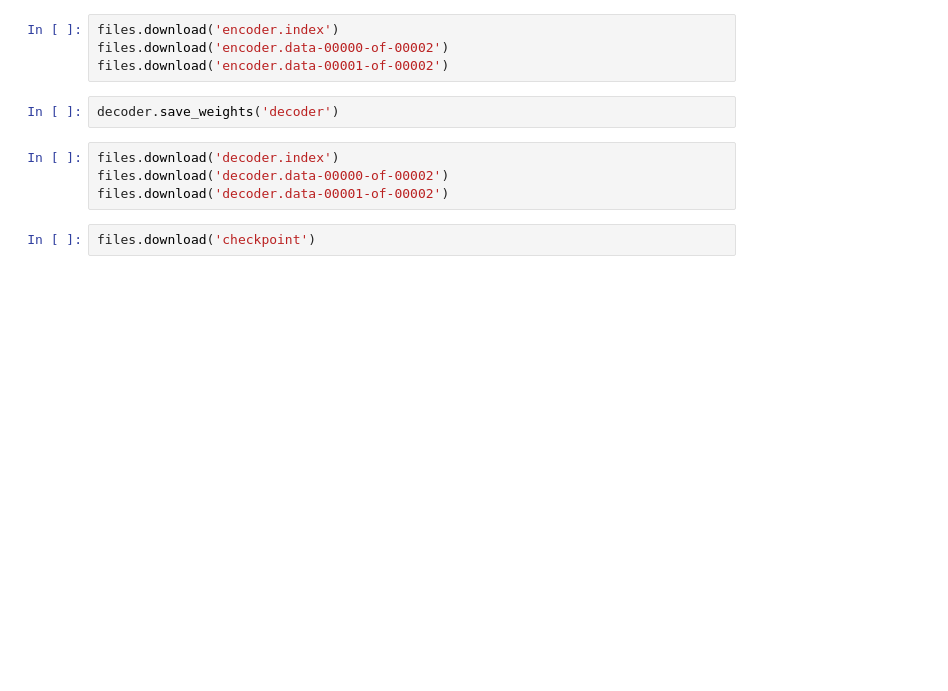
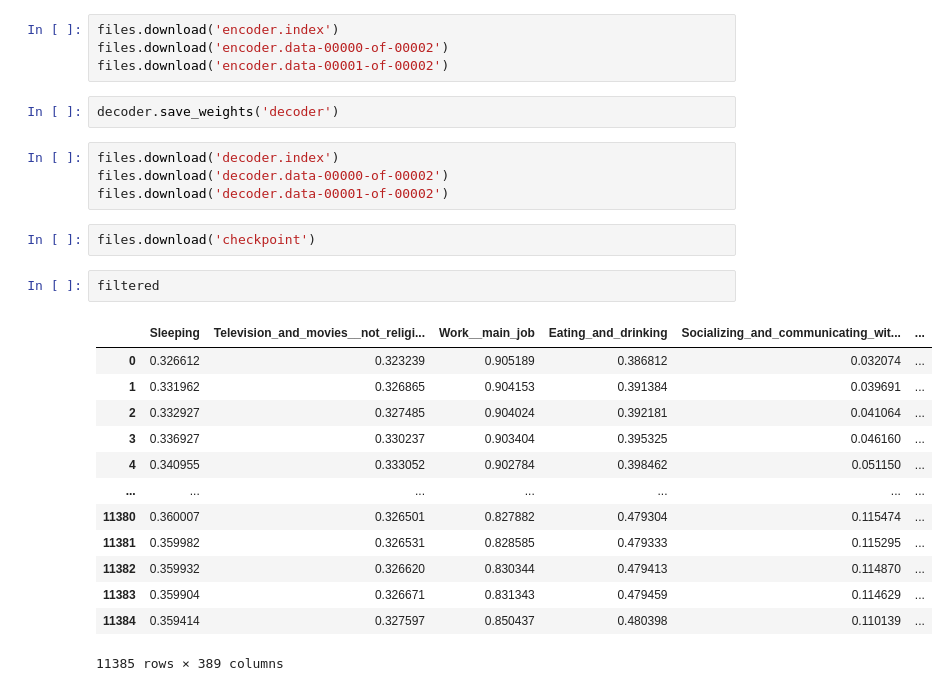
Before and after one commit to yaniv256/VAEs-in-Economics, a Jupyter notebook: Notebooks/Time_use_shares_with_vaes.ipynb, the cells around one changed output. Cells and saved outputs as stored; diff of their text form; blank space fills up the shorter version.

```diff
--- a/Notebooks/Time_use_shares_with_vaes.ipynb
+++ b/Notebooks/Time_use_shares_with_vaes.ipynb
@@ -445,3 +484,19 @@ files.download('decoder.data-00000-of-00002')
 files.download('decoder.data-00001-of-00002')
 # %%
 files.download('checkpoint')
+# %%
+filtered
+# %% [output]
+|  | Sleeping | Television_and_movies__not_religi... | Work__main_job | Eating_and_drinking | Socializing_and_communicating_wit... | ... |
+| 0 | 0.326612 | 0.323239 | 0.905189 | 0.386812 | 0.032074 | ... |
+| 1 | 0.331962 | 0.326865 | 0.904153 | 0.391384 | 0.039691 | ... |
+| 2 | 0.332927 | 0.327485 | 0.904024 | 0.392181 | 0.041064 | ... |
+| 3 | 0.336927 | 0.330237 | 0.903404 | 0.395325 | 0.046160 | ... |
+| 4 | 0.340955 | 0.333052 | 0.902784 | 0.398462 | 0.051150 | ... |
+| ... | ... | ... | ... | ... | ... | ... |
+| 11380 | 0.360007 | 0.326501 | 0.827882 | 0.479304 | 0.115474 | ... |
+| 11381 | 0.359982 | 0.326531 | 0.828585 | 0.479333 | 0.115295 | ... |
+| 11382 | 0.359932 | 0.326620 | 0.830344 | 0.479413 | 0.114870 | ... |
+| 11383 | 0.359904 | 0.326671 | 0.831343 | 0.479459 | 0.114629 | ... |
+| 11384 | 0.359414 | 0.327597 | 0.850437 | 0.480398 | 0.110139 | ... |
+11385 rows × 389 columns
```
Also changed, not shown: parts of 8 cells of this notebook.
